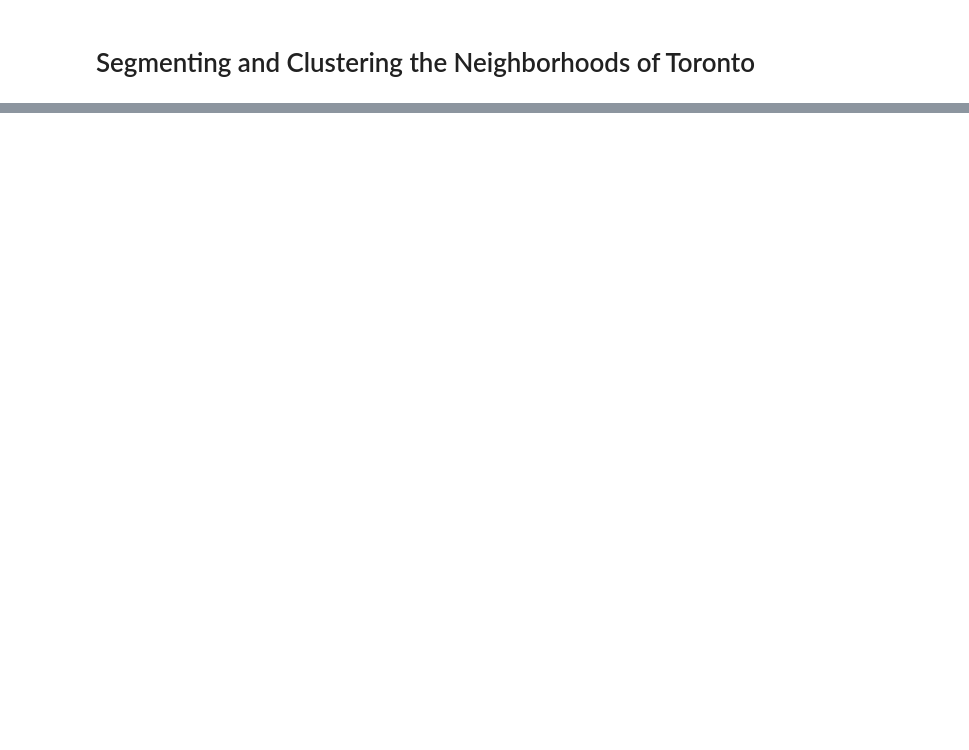
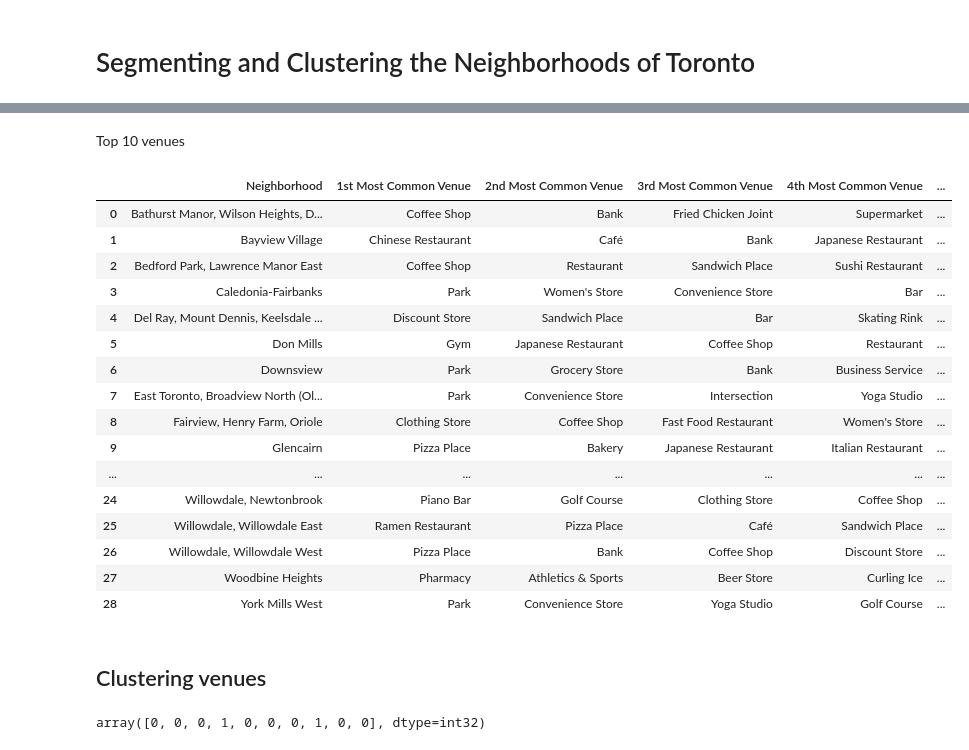
Before and after one commit to tgreba2018/Coursera_Capstone, a Jupyter notebook: Segmenting and Clustering Neighborhoods in Toronto.ipynb, the cells around one changed output, grey strips where cells are left out. Drawn from its saved outputs; the diff is of its cells as text; code cells hidden in the pictures; blank space fills up the shorter version.

Commit message:
Published from Watson Studio.

```diff
--- a/Segmenting and Clustering Neighborhoods in Toronto.ipynb
+++ b/Segmenting and Clustering Neighborhoods in Toronto.ipynb
@@ -179,0 +416,64 @@ KeyError: 'Latitude'
+# %%
+# Create definition to get most common venues
+def return_most_common_venues(row, num_top_venues):
+    row_categories = row.iloc[1:]
+    row_categories_sorted = row_categories.sort_values(ascending=False)
+
+    return row_categories_sorted.index.values[0:num_top_venues]
+# %% [markdown]
+Top 10 venues
+# %%
+num_top_venues = 10
+
+indicators = ['st', 'nd', 'rd']
+
+# Create columns according to number of top venues
+columns = ['Neighborhood']
+for ind in np.arange(num_top_venues):
+    try:
+        columns.append('{}{} Most Common Venue'.format(ind+1, indicators[ind]))
+    except:
+        columns.append('{}th Most Common Venue'.format(ind+1))
+
+# Create a new dataframe
+top_venues = pd.DataFrame(columns=columns)
+top_venues['Neighborhood'] = toronto_grouped['Neighborhood']
+
+for ind in np.arange(toronto_grouped.shape[0]):
+    top_venues.iloc[ind, 1:] = return_most_common_venues(toronto_grouped.iloc[ind, :], num_top_venues)
+
+# Display Dataframe
+top_venues
+# %% [output]
+|  | Neighborhood | 1st Most Common Venue | 2nd Most Common Venue | 3rd Most Common Venue | 4th Most Common Venue | ... |
+| 0 | Bathurst Manor, Wilson Heights, D... | Coffee Shop | Bank | Fried Chicken Joint | Supermarket | ... |
+| 1 | Bayview Village | Chinese Restaurant | Café | Bank | Japanese Restaurant | ... |
+| 2 | Bedford Park, Lawrence Manor East | Coffee Shop | Restaurant | Sandwich Place | Sushi Restaurant | ... |
+| 3 | Caledonia-Fairbanks | Park | Women's Store | Convenience Store | Bar | ... |
+| 4 | Del Ray, Mount Dennis, Keelsdale ... | Discount Store | Sandwich Place | Bar | Skating Rink | ... |
+| 5 | Don Mills | Gym | Japanese Restaurant | Coffee Shop | Restaurant | ... |
+| 6 | Downsview | Park | Grocery Store | Bank | Business Service | ... |
+| 7 | East Toronto, Broadview North (Ol... | Park | Convenience Store | Intersection | Yoga Studio | ... |
+| 8 | Fairview, Henry Farm, Oriole | Clothing Store | Coffee Shop | Fast Food Restaurant | Women's Store | ... |
+| 9 | Glencairn | Pizza Place | Bakery | Japanese Restaurant | Italian Restaurant | ... |
+| ... | ... | ... | ... | ... | ... | ... |
+| 24 | Willowdale, Newtonbrook | Piano Bar | Golf Course | Clothing Store | Coffee Shop | ... |
+| 25 | Willowdale, Willowdale East | Ramen Restaurant | Pizza Place | Café | Sandwich Place | ... |
+| 26 | Willowdale, Willowdale West | Pizza Place | Bank | Coffee Shop | Discount Store | ... |
+| 27 | Woodbine Heights | Pharmacy | Athletics & Sports | Beer Store | Curling Ice | ... |
+| 28 | York Mills West | Park | Convenience Store | Yoga Studio | Golf Course | ... |
+# %% [markdown]
+## Clustering venues
+# %%
+# Set number of clusters
+kclusters = 5
+
+toronto_grouped_clustering = toronto_grouped.drop('Neighborhood', 1)
+
+# Run k-means clustering
+kmeans = KMeans(n_clusters=kclusters, random_state=0).fit(toronto_grouped_clustering)
+
+# Check cluster labels generated for each row in the dataframe
+kmeans.labels_[0:10]
+# %% [output]
+array([0, 0, 0, 1, 0, 0, 0, 1, 0, 0], dtype=int32)
```
Also changed, not shown: parts of 70 cells of this notebook.
